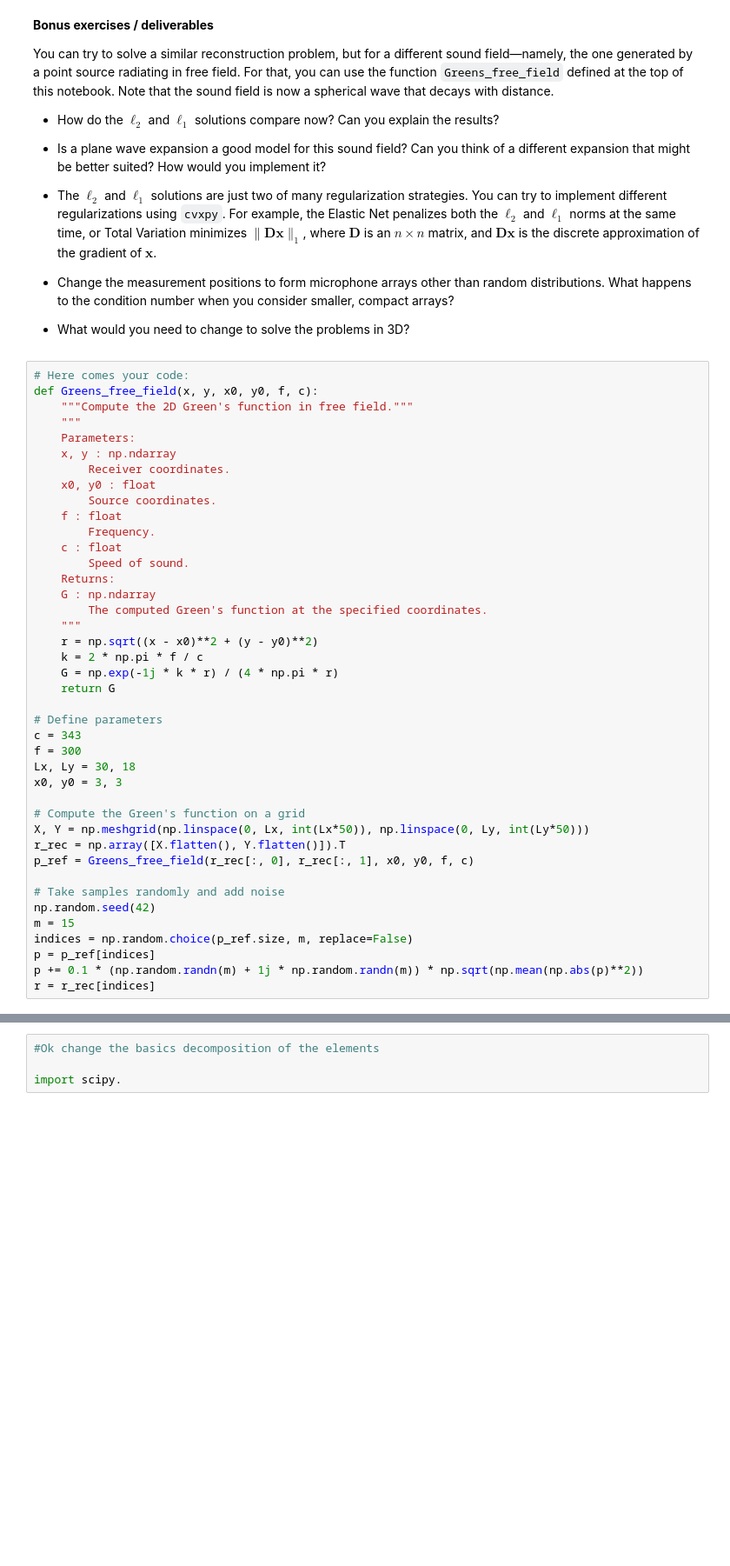
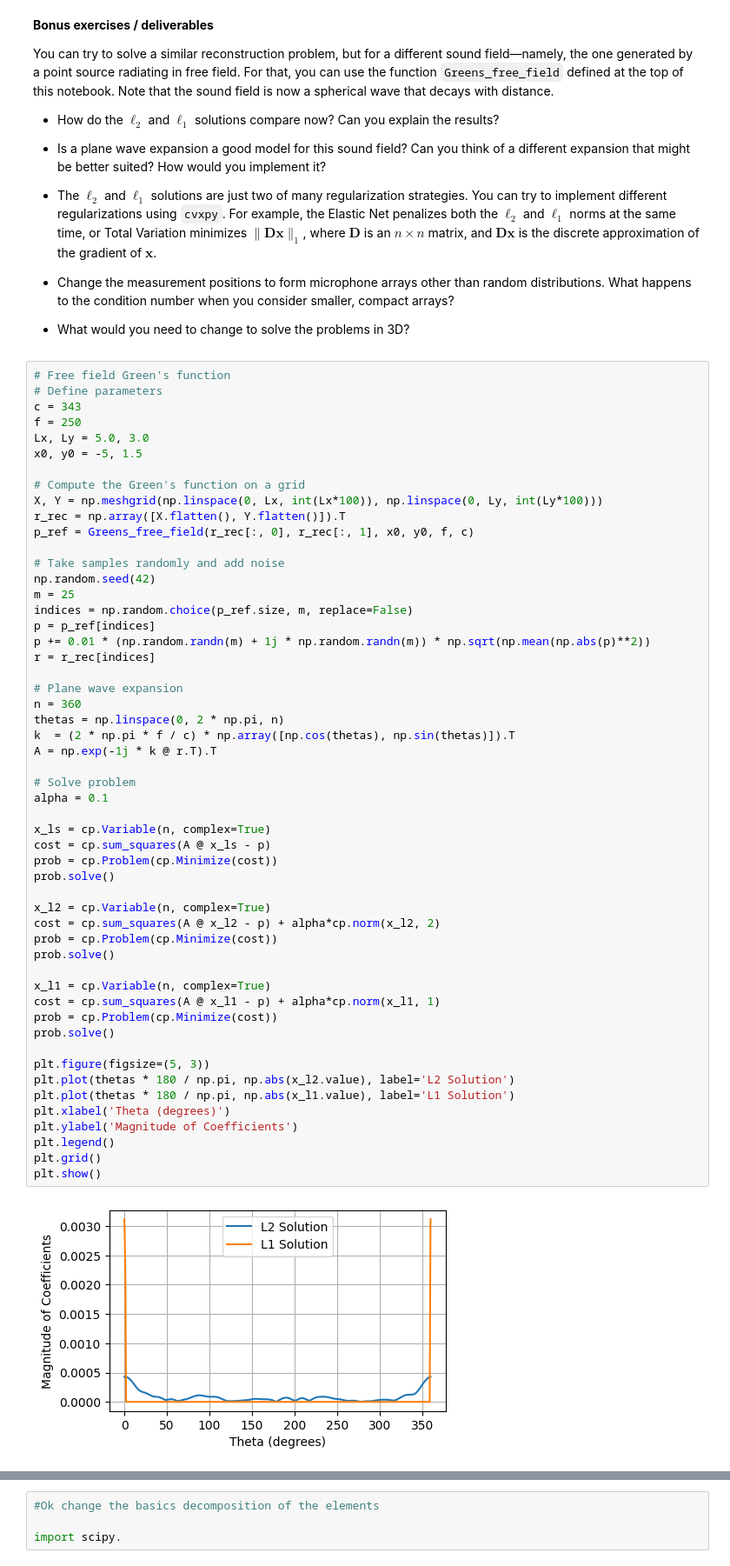
Before and after one commit to Kanshim/Kanshim, a Jupyter notebook: exercise1_student.ipynb, the cells around one changed output, grey strips where cells are left out. Shown at 87% size. Saved outputs shown, nothing was run; the diff lists cells and outputs as text; blank space fills up the shorter version.

```diff
--- a/exercise1_student.ipynb
+++ b/exercise1_student.ipynb
@@ -428,44 +428,58 @@ You can try to solve a similar reconstruction problem, but for a different sound
 
 - What would you need to change to solve the problems in 3D?
 # %%
-# Here comes your code:
-def Greens_free_field(x, y, x0, y0, f, c):
-    """Compute the 2D Green's function in free field."""
-    """
-    Parameters:
-    x, y : np.ndarray
-        Receiver coordinates.
-    x0, y0 : float
-        Source coordinates.
-    f : float
-        Frequency.
-    c : float
-        Speed of sound.
-    Returns:
-    G : np.ndarray
-        The computed Green's function at the specified coordinates.
-    """
-    r = np.sqrt((x - x0)**2 + (y - y0)**2)
-    k = 2 * np.pi * f / c
-    G = np.exp(-1j * k * r) / (4 * np.pi * r)
-    return G
-
+# Free field Green's function
 # Define parameters
 c = 343
-f = 300
-Lx, Ly = 30, 18
-x0, y0 = 3, 3
+f = 250
+Lx, Ly = 5.0, 3.0
+x0, y0 = -5, 1.5
 
 # Compute the Green's function on a grid
-X, Y = np.meshgrid(np.linspace(0, Lx, int(Lx*50)), np.linspace(0, Ly, int(Ly*50)))
+X, Y = np.meshgrid(np.linspace(0, Lx, int(Lx*100)), np.linspace(0, Ly, int(Ly*100)))
 r_rec = np.array([X.flatten(), Y.flatten()]).T
 p_ref = Greens_free_field(r_rec[:, 0], r_rec[:, 1], x0, y0, f, c)
 
 # Take samples randomly and add noise
 np.random.seed(42)
-m = 15
+m = 25
 indices = np.random.choice(p_ref.size, m, replace=False)
 p = p_ref[indices]
-p += 0.1 * (np.random.randn(m) + 1j * np.random.randn(m)) * np.sqrt(np.mean(np.abs(p)**2))
+p += 0.01 * (np.random.randn(m) + 1j * np.random.randn(m)) * np.sqrt(np.mean(np.abs(p)**2))
 r = r_rec[indices]
+
+# Plane wave expansion
+n = 360
+thetas = np.linspace(0, 2 * np.pi, n)
+k  = (2 * np.pi * f / c) * np.array([np.cos(thetas), np.sin(thetas)]).T
+A = np.exp(-1j * k @ r.T).T
+
+# Solve problem
+alpha = 0.1
+
+x_ls = cp.Variable(n, complex=True)
+cost = cp.sum_squares(A @ x_ls - p)
+prob = cp.Problem(cp.Minimize(cost))
+prob.solve()
+
+x_l2 = cp.Variable(n, complex=True)
+cost = cp.sum_squares(A @ x_l2 - p) + alpha*cp.norm(x_l2, 2)
+prob = cp.Problem(cp.Minimize(cost))
+prob.solve()
+
+x_l1 = cp.Variable(n, complex=True)
+cost = cp.sum_squares(A @ x_l1 - p) + alpha*cp.norm(x_l1, 1)
+prob = cp.Problem(cp.Minimize(cost))
+prob.solve()
+
+plt.figure(figsize=(5, 3))
+plt.plot(thetas * 180 / np.pi, np.abs(x_l2.value), label='L2 Solution')
+plt.plot(thetas * 180 / np.pi, np.abs(x_l1.value), label='L1 Solution')
+plt.xlabel('Theta (degrees)')
+plt.ylabel('Magnitude of Coefficients')
+plt.legend()
+plt.grid()
+plt.show()
+# %% [output]
+[figure, added]
 # %%
```
Also changed, not shown: parts of 4 cells of this notebook.
